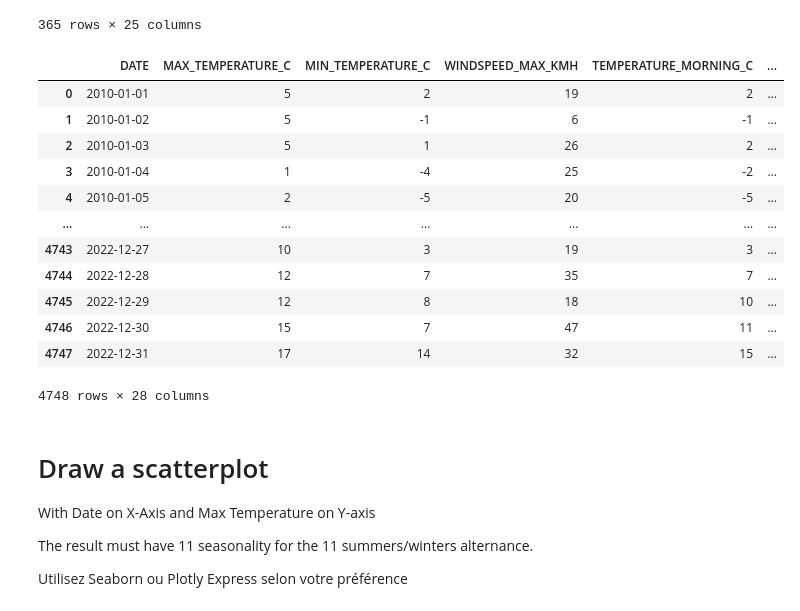
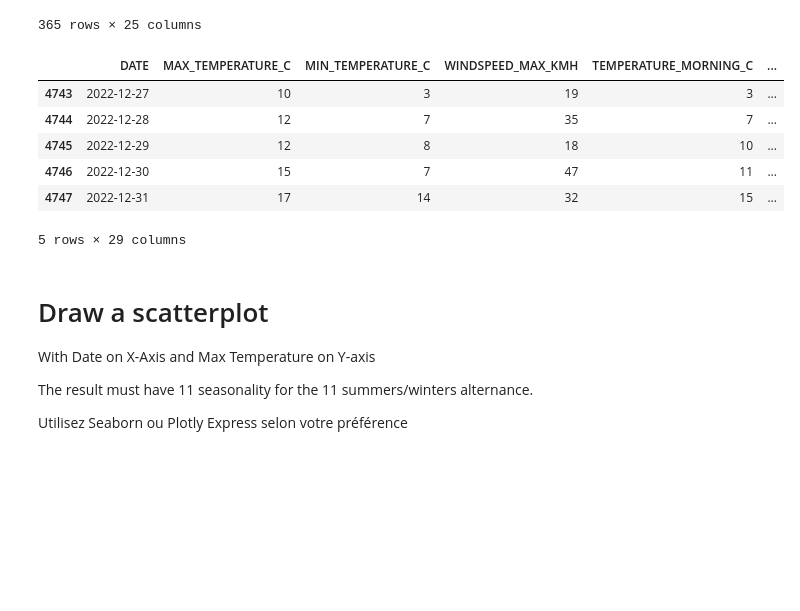
Before and after one commit to DorotheeCatry/python-basics-simplon, a Jupyter notebook: challenge/Python_2.24_missing_values.ipynb, the cells around one changed output. Drawn from its saved outputs; the diff is of its cells as text; code cells hidden in the pictures; blank space fills up the shorter version.

```diff
--- a/challenge/Python_2.24_missing_values.ipynb
+++ b/challenge/Python_2.24_missing_values.ipynb
@@ -178,5 +213,15 @@ You will execute your function in a 9 rounds loop, once per year, and agregate t
 df_weather = pd.DataFrame()
 
 # Créez la boucle :
+for i in range(2010, 2019):
+    link_main = f"https://raw.githubusercontent.com/murpi/wilddata/master/quests/weather_main_{i}.csv"
+    link_opinion = f"https://raw.githubusercontent.com/murpi/wilddata/master/quests/weather_opinion_{i}.csv"
+
+    df_main = pd.read_csv(link_main)
+    df_opinion = pd.read_csv(link_opinion)
+
+    df_year = merge_and_fill(df_main, df_opinion)
+
+    df_weather = pd.concat([df_weather, df_year], ignore_index=True)
 # %%
 # Affichage des premières lignes de df_weather
@@ -194,18 +240,27 @@ df_weather = pd.DataFrame()
 # * convertit la colonne DATE au format datetime
 # * traduit l'opinion en français
 
+import pandas as pd
+
 def clean(DataFrameYear):
 
-  # ALIGN DATAFRAME SHAPE, DATATYPE
-  # Colonne FLAG
+    # ALIGN DATAFRAME SHAPE, DATATYPE
+    DataFrameYear["FLAG"] = DataFrameYear["OPINION"].isna()
 
+    # Colone DATE
+    DataFrameYear["DATE"] = pd.to_datetime(DataFrameYear["DATE"])
 
-  # Colone DATE
+    # Colonne OPINION
+    dict_trad = {
+        'very good': 'Très bien',
+        'good': 'Bien',
+        'bad': 'Pas bien',
+        'very bad': 'Très mauvais'
+    }
+    DataFrameYear["OPINION"] = DataFrameYear["OPINION"].replace(dict_trad)
 
-  # Colonne OPINION
-
-  # Return new cleaned dataframe
-  return DataFrameYear
+    # Return new cleaned dataframe
+    return DataFrameYear
 # %%
 # On crée une liste de DataFrames pour les années 2019 à 2022 (inclus)
 
@@ -238,22 +293,19 @@ dfs['2019']
 365 rows × 25 columns
 # %%
 # Concaténez df_weather avec df_2019 à 2022
+liste_dfs = [df_weather] + list(dfs.values())
+df_weather = pd.concat(liste_dfs, ignore_index=True)
 # %%
 # Affichez les premières lignes de df_weather
+df_weather.tail(5)
 # %% [output]
 |  | DATE | MAX_TEMPERATURE_C | MIN_TEMPERATURE_C | WINDSPEED_MAX_KMH | TEMPERATURE_MORNING_C | ... |
-| 0 | 2010-01-01 | 5 | 2 | 19 | 2 | ... |
-| 1 | 2010-01-02 | 5 | -1 | 6 | -1 | ... |
-| 2 | 2010-01-03 | 5 | 1 | 26 | 2 | ... |
-| 3 | 2010-01-04 | 1 | -4 | 25 | -2 | ... |
-| 4 | 2010-01-05 | 2 | -5 | 20 | -5 | ... |
-| ... | ... | ... | ... | ... | ... | ... |
 | 4743 | 2022-12-27 | 10 | 3 | 19 | 3 | ... |
 | 4744 | 2022-12-28 | 12 | 7 | 35 | 7 | ... |
 | 4745 | 2022-12-29 | 12 | 8 | 18 | 10 | ... |
 | 4746 | 2022-12-30 | 15 | 7 | 47 | 11 | ... |
 | 4747 | 2022-12-31 | 17 | 14 | 32 | 15 | ... |
-4748 rows × 28 columns
+5 rows × 29 columns
 # %% [markdown]
 # Draw a scatterplot
 With Date on X-Axis and Max Temperature on Y-axis
```
Also changed, not shown: parts of 14 cells of this notebook, 3 other files.
